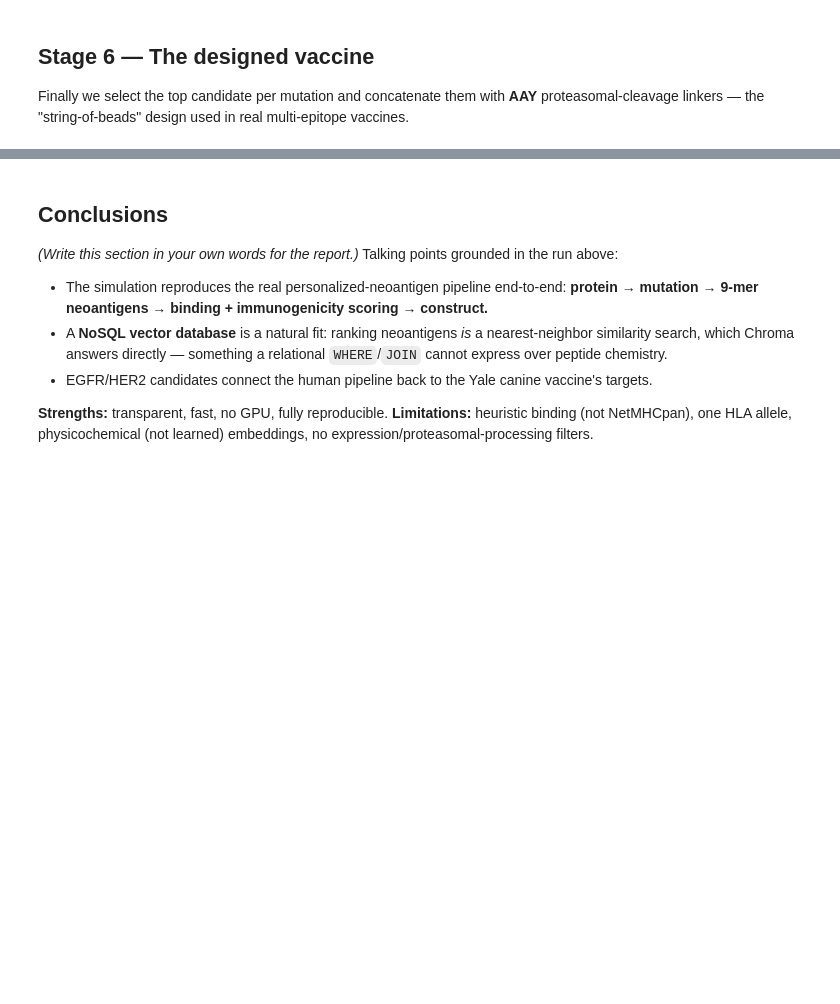
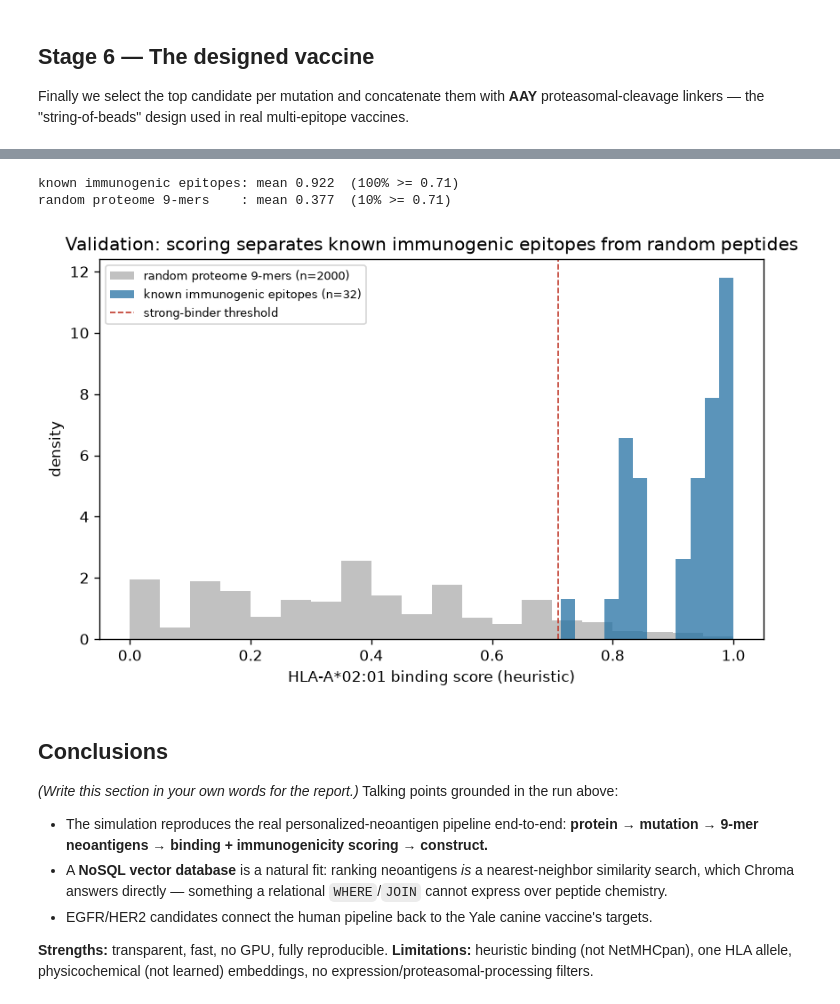
Before and after one commit to naatestes/VaxSim, a Jupyter notebook: notebooks/cancer_vaccine_designer.ipynb, the cells around one changed output, grey strips where cells are left out. Saved outputs shown, nothing was run; the diff lists cells and outputs as text; code cells hidden in the pictures; blank space fills up the shorter version.

```diff
--- a/notebooks/cancer_vaccine_designer.ipynb
+++ b/notebooks/cancer_vaccine_designer.ipynb
@@ -254,3 +261,37 @@ GFCTLVCPLAAYSTVQLIMQLAAYLVVVGAVGVAAYVLSSGAFGTAAYLVVVGACGVAAYITDFGRAKLAAYGMNQRPIL
+# %%
+from vaxsim import binding_score
+from vaxsim.features import PEPTIDE_LENGTH
+
+rng = np.random.default_rng(0)
+seqs = list(proteins.values())
+rand_peptides = []
+while len(rand_peptides) < 2000:
+    s = seqs[rng.integers(len(seqs))]
+    i = int(rng.integers(0, len(s) - PEPTIDE_LENGTH))
+    p = s[i:i + PEPTIDE_LENGTH]
+    if all(c in "ACDEFGHIKLMNPQRSTVWY" for c in p):
+        rand_peptides.append(p)
+
+ref_binding = np.array([binding_score(p) for p, _, _ in REFERENCE_EPITOPES])
+rand_binding = np.array([binding_score(p) for p in rand_peptides])
+print(f"known immunogenic epitopes: mean {ref_binding.mean():.3f}  ({(ref_binding>=0.71).mean()*100:.0f}% >= 0.71)")
+print(f"random proteome 9-mers    : mean {rand_binding.mean():.3f}  ({(rand_binding>=0.71).mean()*100:.0f}% >= 0.71)")
+
+fig, ax = plt.subplots(figsize=(7, 4.5))
+ax.hist(rand_binding, bins=20, density=True, alpha=0.6, color="#999999",
+        label=f"random proteome 9-mers (n={len(rand_binding)})")
+ax.hist(ref_binding, bins=12, density=True, alpha=0.75, color="#2471A3",
+        label=f"known immunogenic epitopes (n={len(ref_binding)})")
+ax.axvline(0.71, color="#C0392B", linestyle="--", linewidth=1, label="strong-binder threshold")
+ax.set_xlabel("HLA-A*02:01 binding score (heuristic)")
+ax.set_ylabel("density")
+ax.set_title("Validation: scoring separates known immunogenic epitopes from random peptides")
+ax.legend(fontsize=8)
+plt.tight_layout(); plt.savefig(f"{FIG}/fig_d_validation.png"); plt.show()
+# %% [output]
+known immunogenic epitopes: mean 0.922  (100% >= 0.71)
+random proteome 9-mers    : mean 0.377  (10% >= 0.71)
+[figure, added]
 # %% [markdown]
 ## Conclusions
 
```
Also changed, not shown: parts of 7 cells of this notebook, 6 other files.
